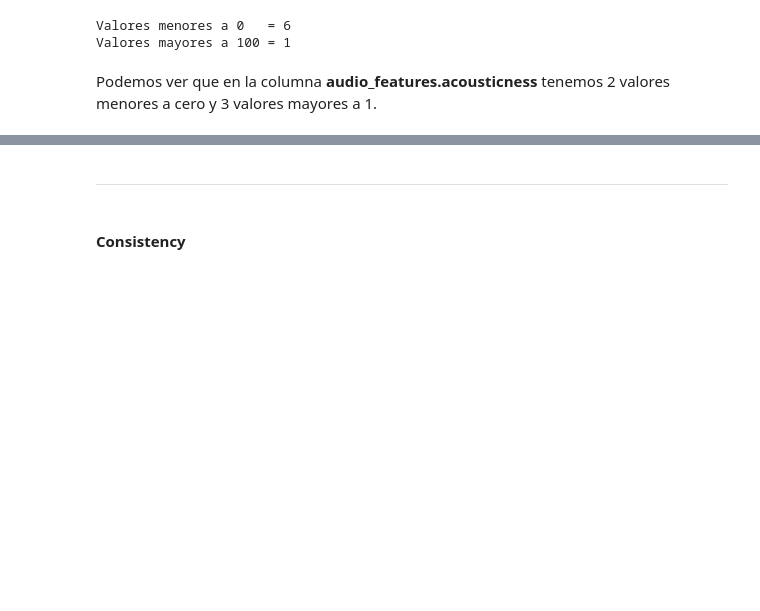
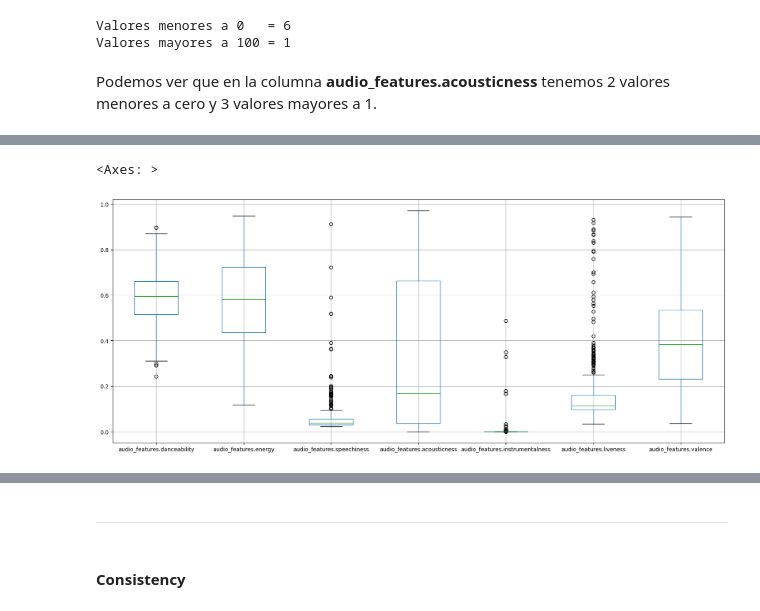
Before and after one commit to cristian-torres-ds/data_quality_engineer, a Jupyter notebook: data_quality_assessment.ipynb, the cells around one changed output, grey strips where cells are left out. Drawn from its saved outputs; the diff is of its cells as text; code cells hidden in the pictures; blank space fills up the shorter version.

```diff
--- a/data_quality_assessment.ipynb
+++ b/data_quality_assessment.ipynb
@@ -776,3 +875,8 @@ True      54
 No         4
 Si         1
 Name: count, dtype: int64
+# %%
+df['explicit'] = df['explicit'].str.replace('Si', 'True')
+df['explicit'] = df['explicit'].str.replace('No', '')
+df['explicit'] = df['explicit'].str.replace('False', '')
+df['explicit'] = df['explicit'].astype(bool)
@@ -1059,0 +1205,9 @@ Validity = 99.62
+# %%
+# Columnas con valores entre 0 y 1
+columnas_0_1 = ['audio_features.danceability',
+                'audio_features.energy',
+                'audio_features.speechiness',
+                'audio_features.acousticness',
+                'audio_features.instrumentalness',
+                'audio_features.liveness',
+                'audio_features.valence']
@@ -1059,0 +1226,15 @@ Validity = 99.62
+# %%
+# filtramos los valores inválidos para graficar
+df_graf = df.copy()
+
+df_graf = df_graf[columnas_0_1]
+
+for columna in columnas_0_1:
+    mask = (df_graf[columna] >= 0) & (df_graf[columna] <= 1)
+    df_graf = df_graf[mask]
+# %%
+plt.figure(figsize=(20, 8))
+df_graf.boxplot()
+# %% [output]
+<Axes: >
+[figure, added]
```
Also changed, not shown: parts of 45 cells of this notebook.
